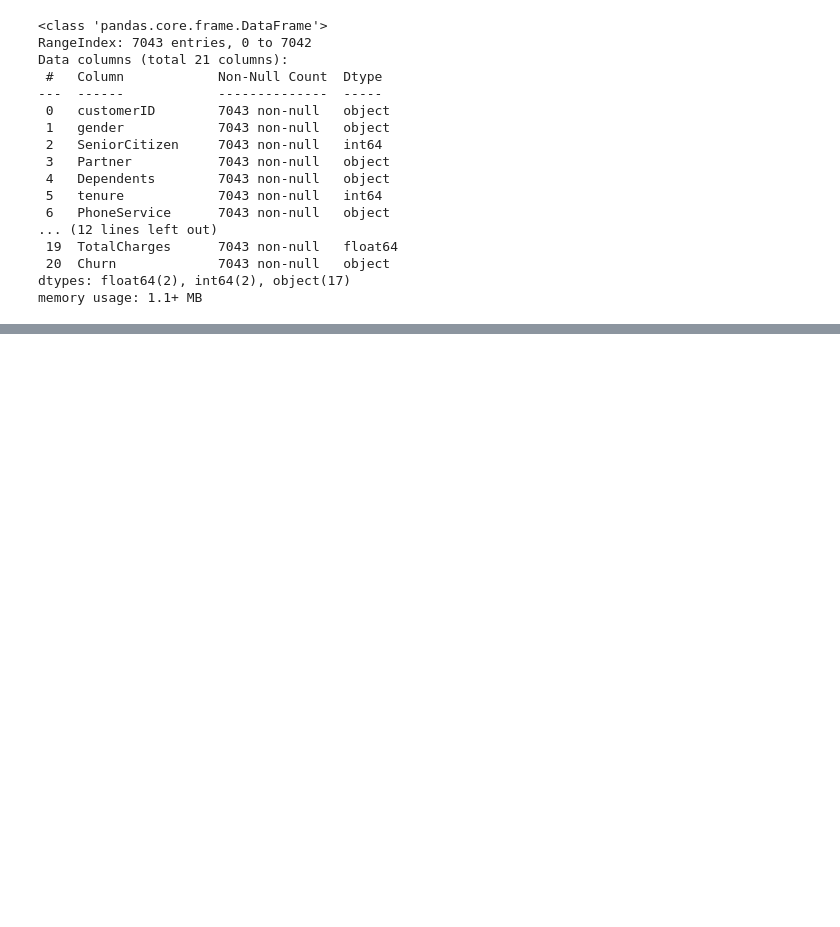
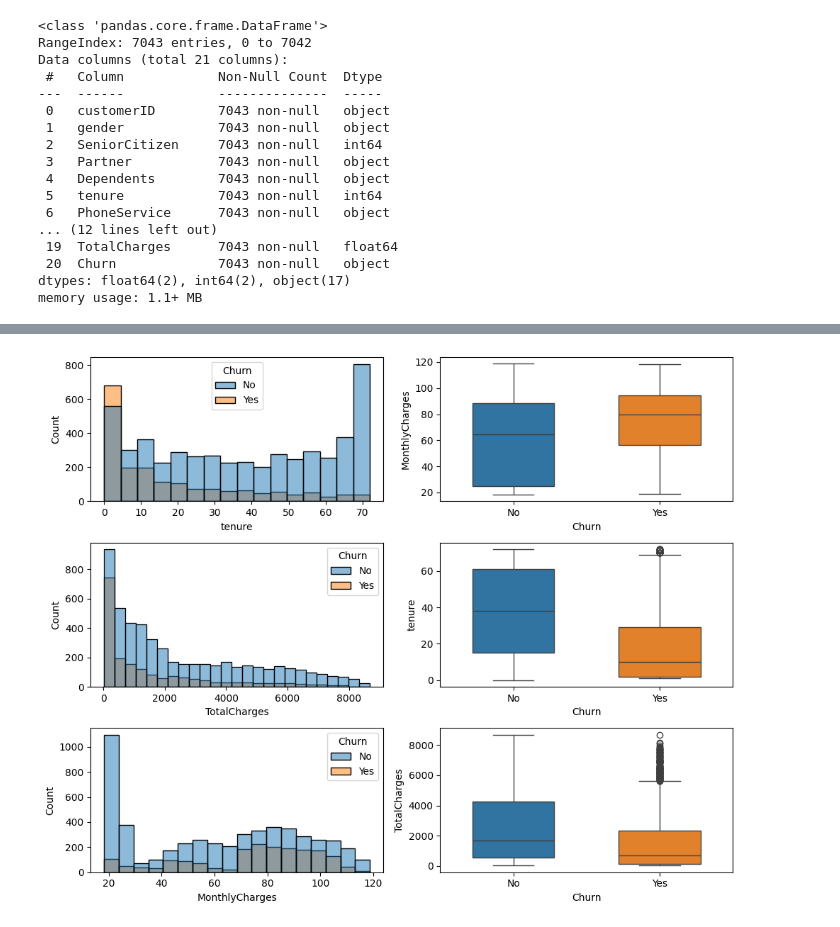
Before and after one commit to 2leog/telco-customer-churn, a Jupyter notebook: notebooks/01-lgo-initial-data-exploration.ipynb, the cells around one changed output, grey strips where cells are left out. Saved outputs shown, nothing was run; the diff lists cells and outputs as text; code cells hidden in the pictures; blank space fills up the shorter version.

```diff
--- a/notebooks/01-lgo-initial-data-exploration.ipynb
+++ b/notebooks/01-lgo-initial-data-exploration.ipynb
@@ -188,0 +224,14 @@ pd.get_dummies(data=df_filled, columns=["Churn"], drop_first=True, dtype=int)
+# %%
+fig, ax = plt.subplots(nrows=3, ncols=2, figsize=(10, 8))
+ax = ax.flatten()
+
+for idx, col in enumerate(feat_num*2):
+    if idx % 2 == 0:
+        sns.histplot(data=df_filled, x=col, hue="Churn", ax=ax[idx])
+    else:
+        sns.boxplot(data=df_filled, y=col, x="Churn", hue="Churn", gap=0.3, ax=ax[idx])
+
+plt.tight_layout()
+plt.show()
+# %% [output]
+[figure, added]
```
Also changed, not shown: parts of 26 cells of this notebook, 1 other file.
